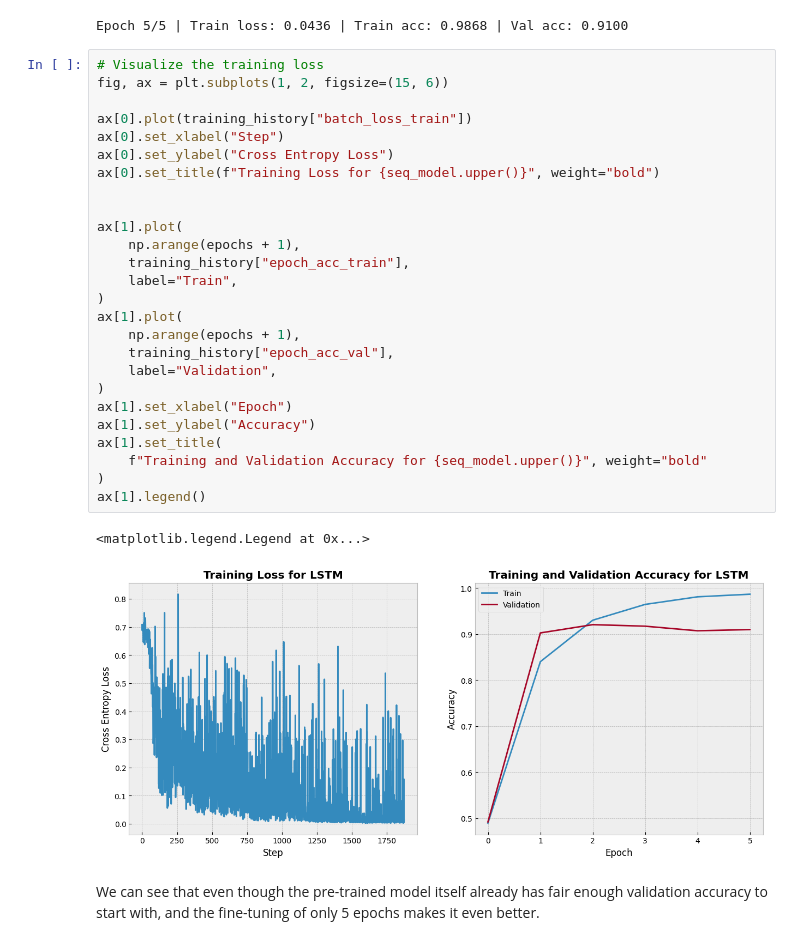
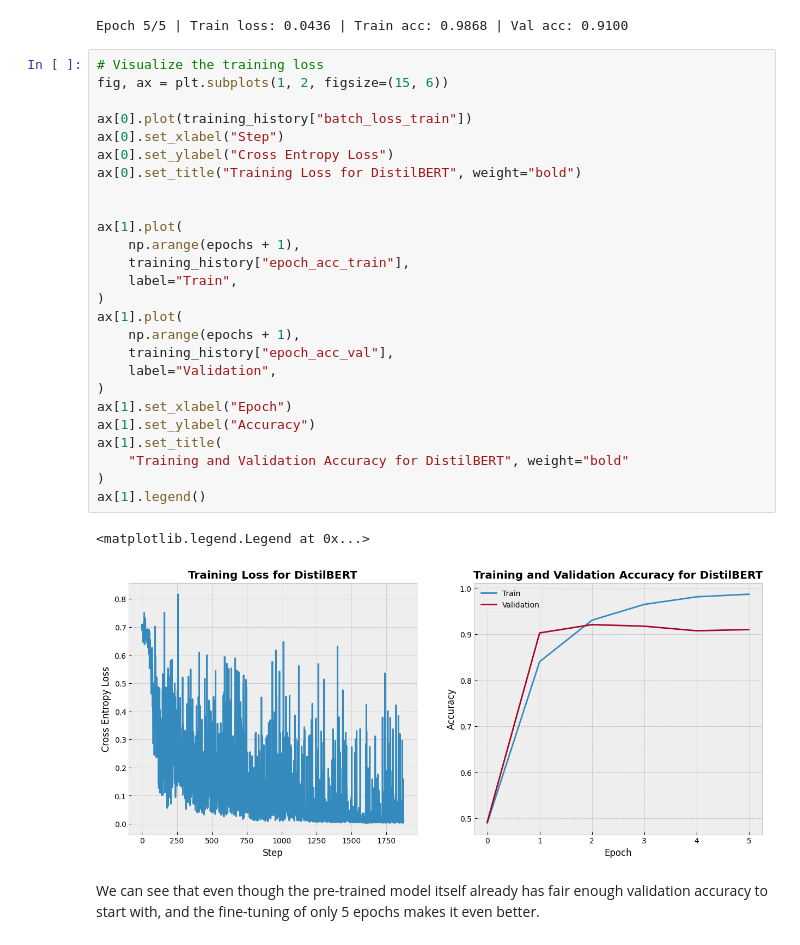
Before and after one commit to yifei-liu-stat/stat8056-intro-pytorch, a Jupyter notebook: 8056_nlp_example.ipynb, the cells around one changed output. Saved outputs shown, nothing was run; the diff lists cells and outputs as text.

```diff
--- a/8056_nlp_example.ipynb
+++ b/8056_nlp_example.ipynb
@@ -818,32 +818,32 @@ Epoch 5/5 | Train loss: 0.0436 | Train acc: 0.9868 | Val acc: 0.9100
 # %%
 # Visualize the training loss
 fig, ax = plt.subplots(1, 2, figsize=(15, 6))
 
 ax[0].plot(training_history["batch_loss_train"])
 ax[0].set_xlabel("Step")
 ax[0].set_ylabel("Cross Entropy Loss")
-ax[0].set_title(f"Training Loss for {seq_model.upper()}", weight="bold")
+ax[0].set_title("Training Loss for DistilBERT", weight="bold")
 
 
 ax[1].plot(
     np.arange(epochs + 1),
     training_history["epoch_acc_train"],
     label="Train",
 )
 ax[1].plot(
     np.arange(epochs + 1),
     training_history["epoch_acc_val"],
     label="Validation",
 )
 ax[1].set_xlabel("Epoch")
 ax[1].set_ylabel("Accuracy")
 ax[1].set_title(
-    f"Training and Validation Accuracy for {seq_model.upper()}", weight="bold"
+    "Training and Validation Accuracy for DistilBERT", weight="bold"
 )
 ax[1].legend()
 # %% [output]
 <matplotlib.legend.Legend at 0x...>
-[figure, old version]
+[figure, new version]
 # %% [markdown]
 We can see that even though the pre-trained model itself already has fair enough validation accuracy to start with, and the fine-tuning of only 5 epochs makes it even better.
 # %% [markdown]
```
